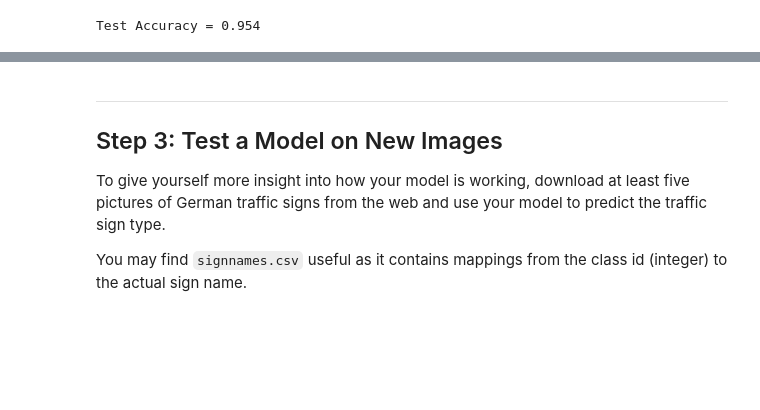
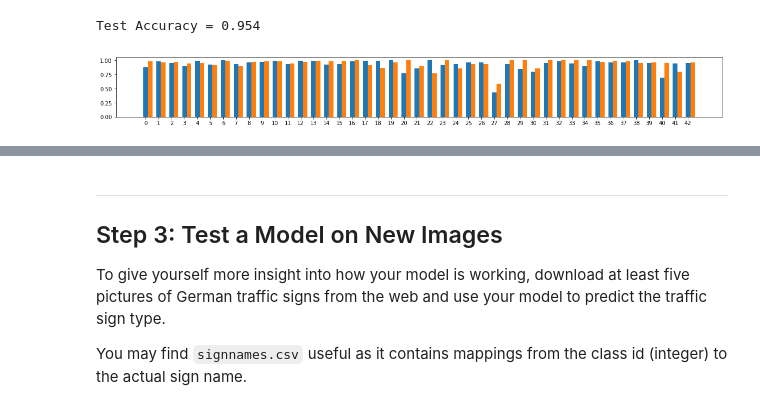
Before and after one commit to ysono/CarND-T1P2-Traffic-Sign-Classifier-Project, a Jupyter notebook: Traffic_Sign_Classifier.ipynb, the cells around one changed output, grey strips where cells are left out. Cells and saved outputs as stored; diff of their text form; code cells hidden in the pictures; blank space fills up the shorter version.

Commit message:
precision and recall

```diff
--- a/Traffic_Sign_Classifier.ipynb
+++ b/Traffic_Sign_Classifier.ipynb
@@ -619,0 +641,37 @@ Test Accuracy = 0.954
+# %%
+def get_precision_and_recall(ys, yhats):
+    results = []
+
+    for class_id in sorted(uniq_classes):
+        desired_positives = yhats[ys == class_id] == class_id
+        num_true_positives = np.count_nonzero(desired_positives)
+        num_false_negatives = len(desired_positives) - num_true_positives
+
+        actual_positives = ys[yhats == class_id] == class_id
+        num_true_positives_alt = np.count_nonzero(actual_positives)
+        num_false_positives = len(actual_positives) - num_true_positives
+
+        assert num_true_positives == num_true_positives_alt
+
+        precision = num_true_positives / (num_true_positives + num_false_positives)
+        recall = num_true_positives / (num_true_positives + num_false_negatives)
+
+        results.append([class_id, precision, recall, num_true_positives, num_false_negatives, num_false_positives])
+
+    return np.array(results)
+
+precision_and_recall = get_precision_and_recall(y_test, top_1_values)
+
+assert np.sum(precision_and_recall[:, [3,4]]) == len(y_test)
+# %%
+import matplotlib.pyplot as plt
+%matplotlib inline
+
+width = 0.35
+plt.figure(figsize=(20, 2))
+plt.bar(precision_and_recall[:, 0], precision_and_recall[:, 1], width)
+plt.bar(precision_and_recall[:, 0] + width, precision_and_recall[:, 2], width)
+plt.xticks(precision_and_recall[:, 0])
+None
+# %% [output]
+[figure, added]
```
Also changed, not shown: parts of 4 cells of this notebook.
